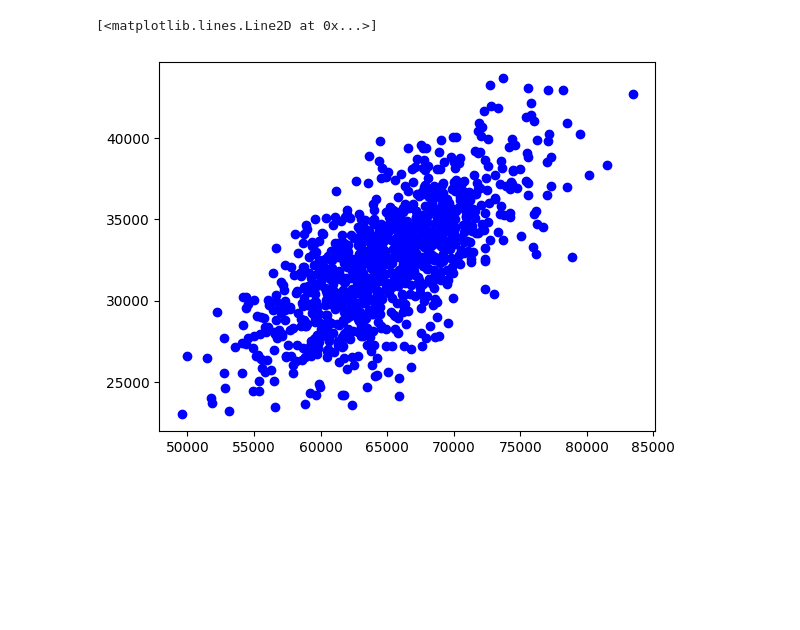
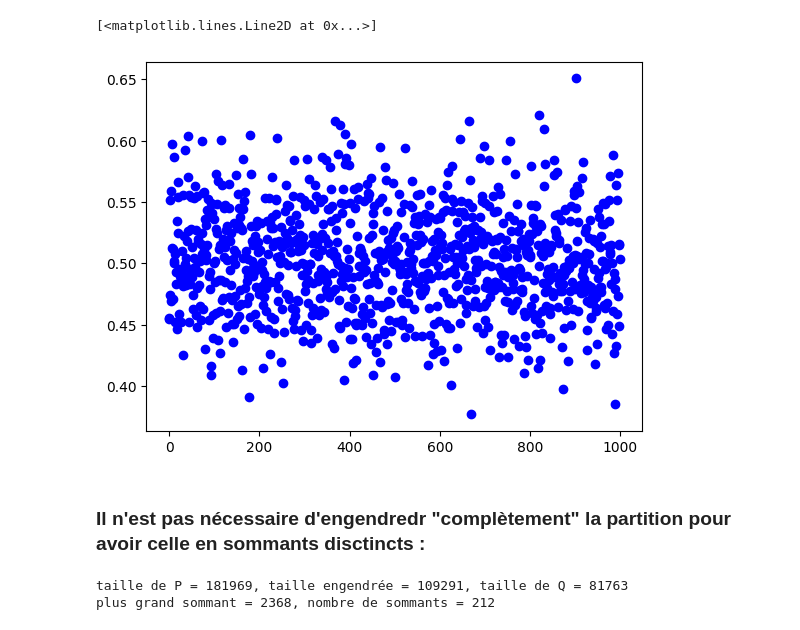
Before and after one commit to CarinePivoteau/Alea2023Notebooks, a Jupyter notebook: gB_integer_partitions_unlabelled.ipynb, the cells around one changed output. Drawn from its saved outputs; the diff is of its cells as text; code cells hidden in the pictures; blank space fills up the shorter version.

```diff
--- a/gB_integer_partitions_unlabelled.ipynb
+++ b/gB_integer_partitions_unlabelled.ipynb
@@ -107,7 +74,7 @@ plus grand sommant = 2274, nombre de sommants = 224
 # %%
 from collections import defaultdict
 
-def extract(l):
+def extract_partition_distincts(l):
     q = []
     counts = defaultdict(int)
     for summand in l:
@@ -124,6 +91,9 @@ print(sum(ip[1]),sum(extract(ip[1])))
 # %%
-s,d=[],[]
+s,d,l = [],[], []
 for _ in range(1000):
     ip = random_partition_free(.995)
-    s.append(sum(ip[1]))
-    d.append(sum(extract(ip[1])))
+    sizeP = sum(ip[1])
+    sizeQ = sum(extract_partition_distincts(ip[1]))
+    s.append(sizeP)
+    d.append(sizeQ)
+    l.append(sizeQ/sizeP)
@@ -130,5 +105,7 @@ for _ in range(1000):
 # %%
-plt.plot(s,d,'bo')
+plt.plot(l,'bo')
 # %% [output]
 [<matplotlib.lines.Line2D at 0x...>]
-[figure, old version]
+[figure, new version]
+# %% [markdown]
+### Il n'est pas nécessaire d'engendredr "complètement" la partition pour avoir celle en sommants disctincts :
@@ -134,0 +141,8 @@ plt.plot(s,d,'bo')
+# %%
+ip = random_partition_distincts_free(.997)
+p = sorted(ip[2],reverse = True)
+print("taille de P = {}, taille engendrée = {}, taille de Q = {}".format(ip[0], ip[1], sum(p)))
+print("plus grand sommant = {}, nombre de sommants = {}".format(p[0], len(p)))
+# %% [output]
+taille de P = 181969, taille engendrée = 109291, taille de Q = 81763
+plus grand sommant = 2368, nombre de sommants = 212
```
Also changed, not shown: parts of 10 cells of this notebook, 6 other files.
